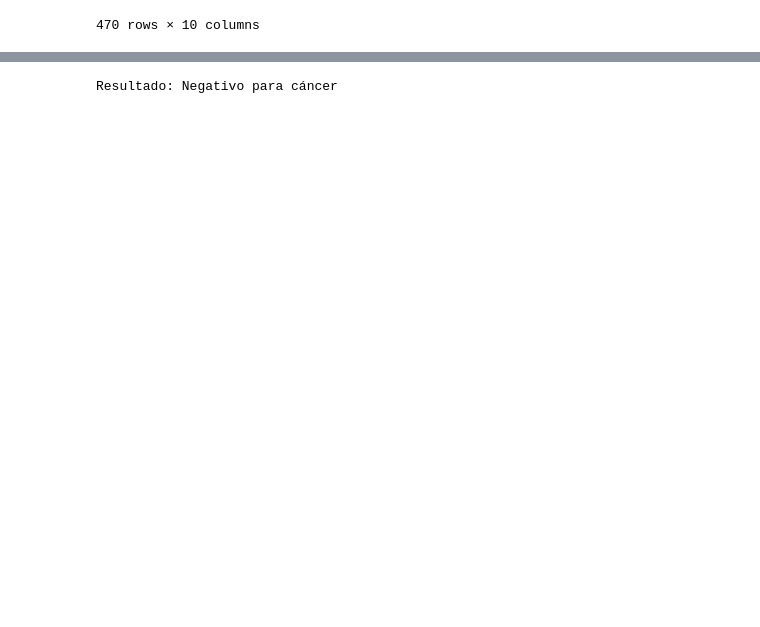
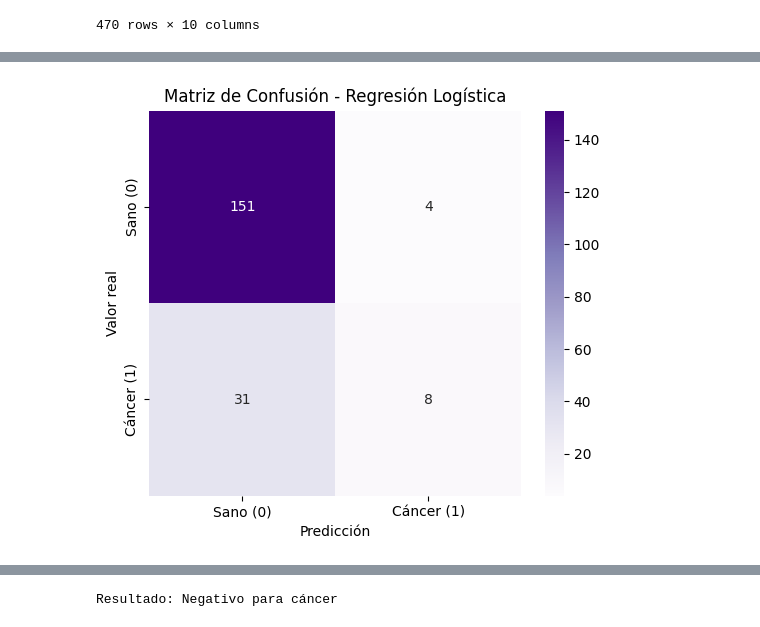
Before and after one commit to Pepe08tn/Proyecto-PIA-2025, a Jupyter notebook: notebooks/note.ipynb, the cells around one changed output, grey strips where cells are left out. Drawn from its saved outputs; the diff is of its cells as text; code cells hidden in the pictures; blank space fills up the shorter version.

```diff
--- a/notebooks/note.ipynb
+++ b/notebooks/note.ipynb
@@ -334,3 +399,16 @@ Validación cruzada (RF) - accuracy promedio: 0.86
+# %%
+# Matriz de confusión
+cm = confusion_matrix(y_prueba, pred_lr)
+etiquetas = ["Sano (0)", "Cáncer (1)"]
+
+plt.figure(figsize=(6,5))
+sns.heatmap(cm, annot=True, fmt='d', cmap='Purples', xticklabels=etiquetas, yticklabels=etiquetas)
+plt.xlabel('Predicción')
+plt.ylabel('Valor real')
+plt.title('Matriz de Confusión - Regresión Logística')
+plt.show()
+# %% [output]
+[figure, added]
 # %%
 # Matriz de confusión
 matriz = confusion_matrix(y_prueba, y_prediccion_RandomForest)
```
Also changed, not shown: parts of 13 cells of this notebook, 2 other files.
